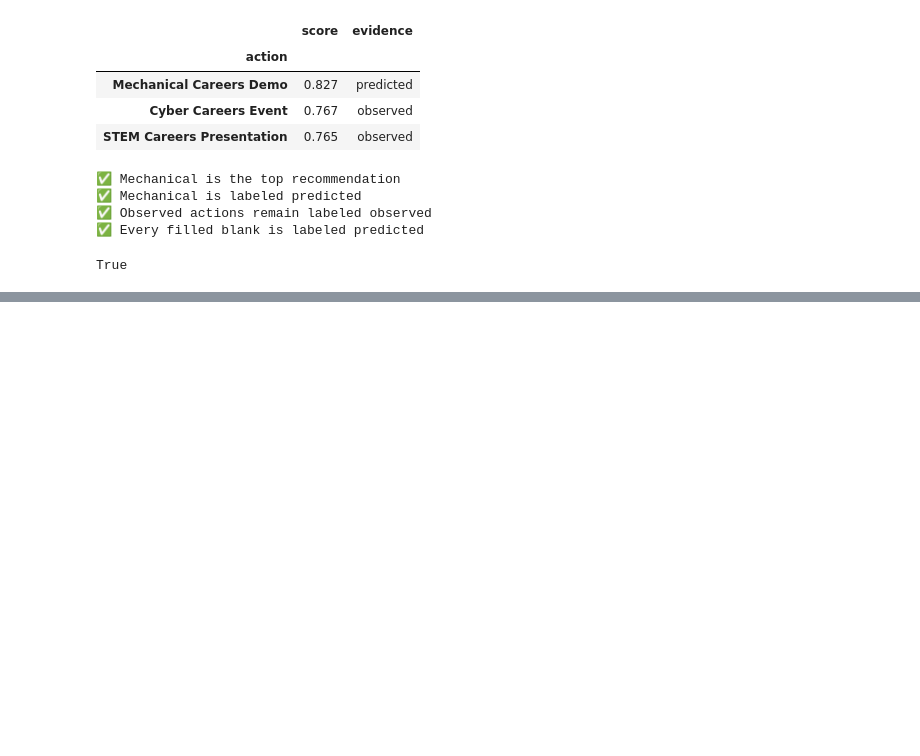
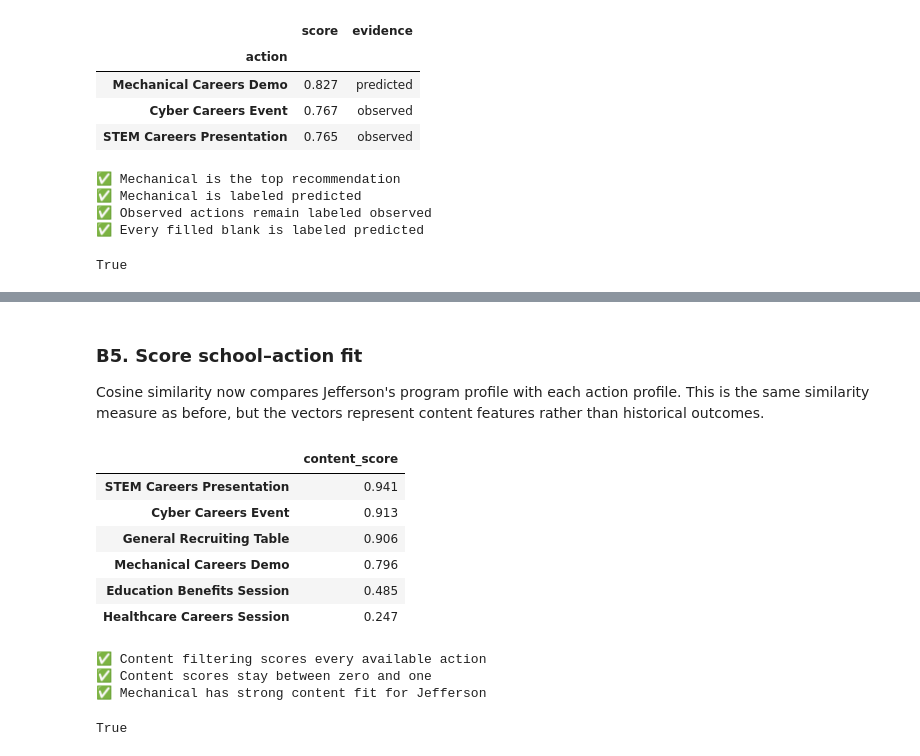
Before and after one commit to TheDeafOne/USARD-AI, a Jupyter notebook: labs_completed/Lab_2_Recommender_Systems.ipynb, the cells around one changed output, grey strips where cells are left out. Cells and saved outputs as stored; diff of their text form; code cells hidden in the pictures; blank space fills up the shorter version.

```diff
--- a/labs_completed/Lab_2_Recommender_Systems.ipynb
+++ b/labs_completed/Lab_2_Recommender_Systems.ipynb
@@ -536,0 +587,33 @@ hybrid.sort_values("hybrid", ascending=False).head(3)
+# %% [markdown]
+### B5. Score school–action fit
+
+Cosine similarity now compares Jefferson's program profile with each action profile. This is the same similarity measure as before, but the vectors represent content features rather than historical outcomes.
+# %%
+target_content_vector = school_profiles.loc[TARGET_SCHOOL, dimensions].to_numpy().reshape(1, -1)
+action_content_matrix = action_profiles.loc[actions, dimensions].to_numpy()
+
+content_scores = pd.Series(
+    cosine_similarity(target_content_vector, action_content_matrix)[0],
+    index=actions,
+    name="content_score",
+)
+content_ranking = content_scores.sort_values(ascending=False).to_frame()
+content_ranking
+# %% [output]
+|  | content_score |
+| STEM Careers Presentation | 0.941 |
+| Cyber Careers Event | 0.913 |
+| General Recruiting Table | 0.906 |
+| Mechanical Careers Demo | 0.796 |
+| Education Benefits Session | 0.485 |
+| Healthcare Careers Session | 0.247 |
+# %%
+check("Content filtering scores every available action", content_scores.notna().all())
+check("Content scores stay between zero and one", content_scores.between(0, 1).all())
+check("Mechanical has strong content fit for Jefferson",
+      content_scores["Mechanical Careers Demo"] > .75)
+# %% [output]
+✅ Content filtering scores every available action
+✅ Content scores stay between zero and one
+✅ Mechanical has strong content fit for Jefferson
+True
```
Also changed, not shown: parts of 23 cells of this notebook, 15 other files.
